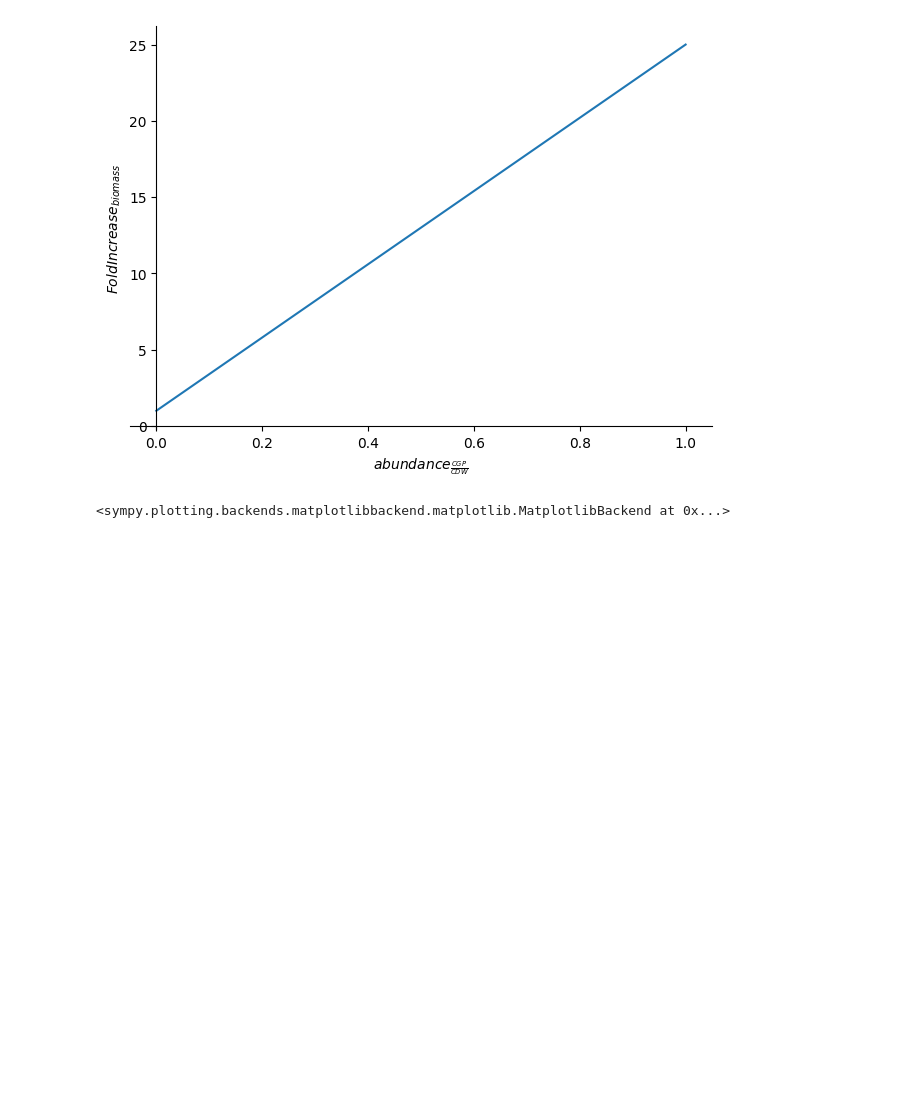
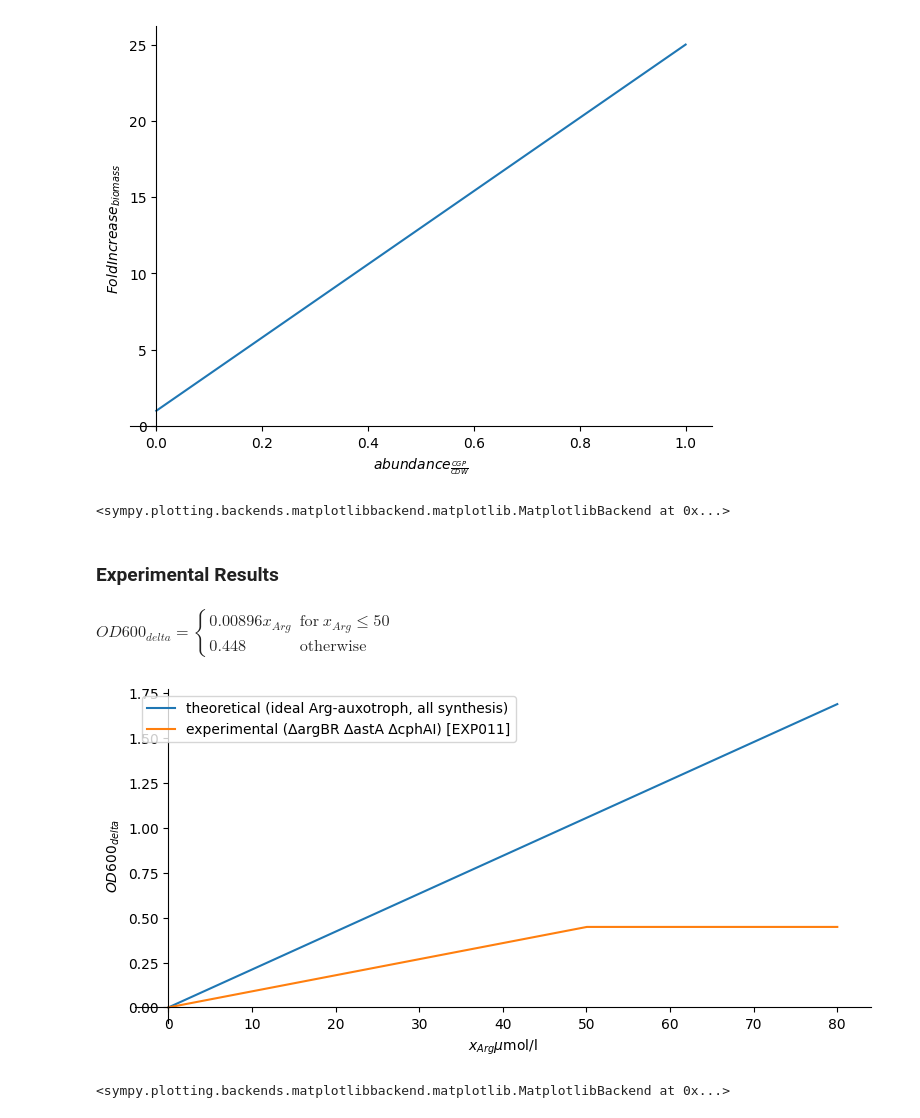
Before and after one commit to p7k/nu_tyo_lab_analysis, a Jupyter notebook: nb/exp/math_cgp_yields.ipynb, the cells around one changed output. Drawn from its saved outputs; the diff is of its cells as text; code cells hidden in the pictures; blank space fills up the shorter version.

```diff
--- a/nb/exp/math_cgp_yields.ipynb
+++ b/nb/exp/math_cgp_yields.ipynb
@@ -163,3 +188,5 @@ plot(
 # %% [output]
 [figure]
 <sympy.plotting.backends.matplotlibbackend.matplotlib.MatplotlibBackend at 0x...>
+# %% [markdown]
+### Experimental Results
@@ -165,0 +195,34 @@ plot(
+# %%
+# exp011 - ∆argBR ∆astA ∆cphAI
+(eq_OD_delta_x_Arg__exp011_KSF111 := Eq(OD_delta, Piecewise(
+    # pre-saturation
+    (.448 / 50 * x_Arg, x_Arg <= 50),
+    # post-saturation
+    (.448, x_Arg > 50),
+)))
+# %% [output]
+$\displaystyle OD600_{delta} = \begin{cases} 0.00896 x_{Arg} & \text{for}\: x_{Arg} \leq 50 \\0.448 & \text{otherwise} \end{cases}$
+# %%
+plot(
+    # theoretical
+    eq_OD_delta_x_Arg__theor.subs(consts).rhs * (micro * mol / liter) / au,
+    # exp011 (KSF111 - ∆argBR ∆astA ∆cphAI)
+    eq_OD_delta_x_Arg__exp011_KSF111.rhs,
+    # exp007 (KSF230 - ∆argB ∆cphAI)
+    # exp007 (KSF230+ - ∆argBR ∆cphAI)
+
+    # range
+    (x_Arg, 0, 80),
+    # plot options
+    xlabel=x_Arg * micro * mol / liter,
+    ylabel=OD_delta,
+    label=(
+        'theoretical (ideal Arg-auxotroph, all synthesis)',
+        'experimental (∆argBR ∆astA ∆cphAI) [EXP011]',
+    ),
+    legend=True,
+    size=(8, 4),
+)
+# %% [output]
+[figure, added]
+<sympy.plotting.backends.matplotlibbackend.matplotlib.MatplotlibBackend at 0x...>
```
Also changed, not shown: parts of 28 cells of this notebook, 6 other files.
